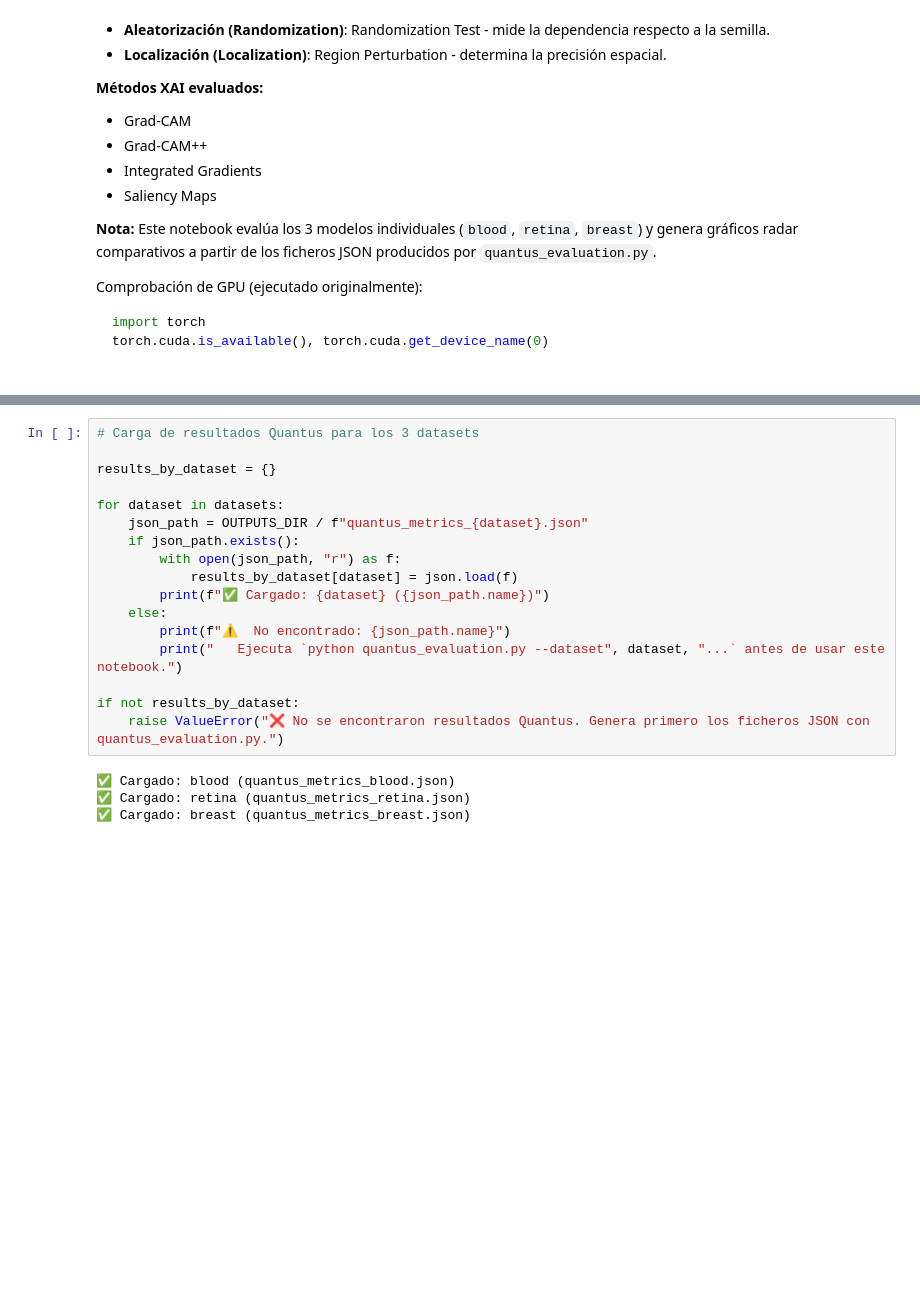
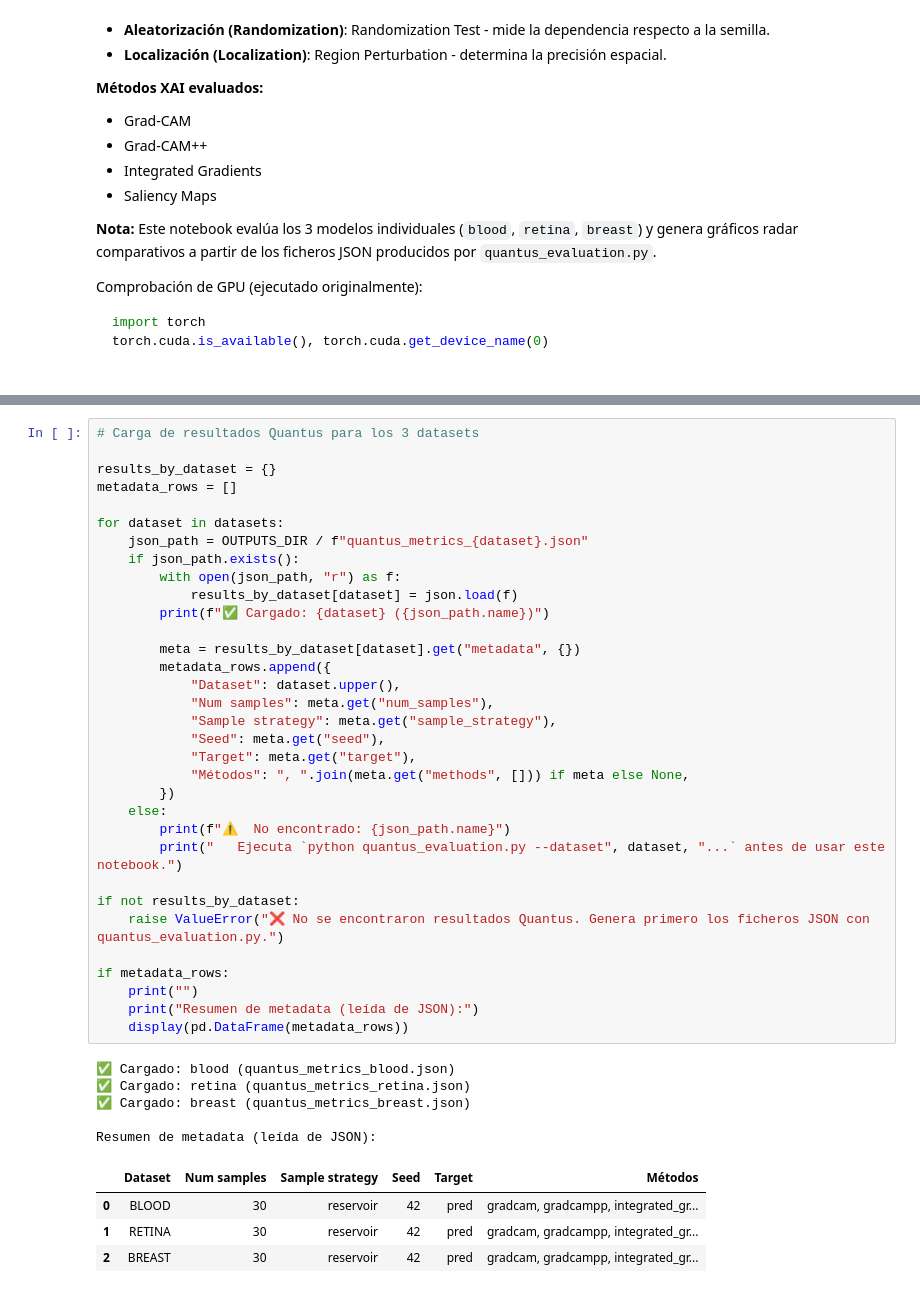
Before and after one commit to LauraMonne/TFM_Laura_Monne, a Jupyter notebook: 3. Quantus_eval.ipynb, the cells around one changed output, grey strips where cells are left out. Saved outputs shown, nothing was run; the diff lists cells and outputs as text; blank space fills up the shorter version.

```diff
--- a/3. Quantus_eval.ipynb
+++ b/3. Quantus_eval.ipynb
@@ -72,24 +67,46 @@ Muestras evaluadas por dataset (Quantus): 100
 # %%
 # Carga de resultados Quantus para los 3 datasets
 
 results_by_dataset = {}
+metadata_rows = []
 
 for dataset in datasets:
     json_path = OUTPUTS_DIR / f"quantus_metrics_{dataset}.json"
     if json_path.exists():
         with open(json_path, "r") as f:
             results_by_dataset[dataset] = json.load(f)
         print(f"✅ Cargado: {dataset} ({json_path.name})")
+
+        meta = results_by_dataset[dataset].get("metadata", {})
+        metadata_rows.append({
+            "Dataset": dataset.upper(),
+            "Num samples": meta.get("num_samples"),
+            "Sample strategy": meta.get("sample_strategy"),
+            "Seed": meta.get("seed"),
+            "Target": meta.get("target"),
+            "Métodos": ", ".join(meta.get("methods", [])) if meta else None,
+        })
     else:
         print(f"⚠️  No encontrado: {json_path.name}")
         print("   Ejecuta `python quantus_evaluation.py --dataset", dataset, "...` antes de usar este notebook.")
 
 if not results_by_dataset:
     raise ValueError("❌ No se encontraron resultados Quantus. Genera primero los ficheros JSON con quantus_evaluation.py.")
+
+if metadata_rows:
+    print("")
+    print("Resumen de metadata (leída de JSON):")
+    display(pd.DataFrame(metadata_rows))
 # %% [output]
 ✅ Cargado: blood (quantus_metrics_blood.json)
 ✅ Cargado: retina (quantus_metrics_retina.json)
 ✅ Cargado: breast (quantus_metrics_breast.json)
+
+Resumen de metadata (leída de JSON):
+|  | Dataset | Num samples | Sample strategy | Seed | Target | Métodos |
+| 0 | BLOOD | 30 | reservoir | 42 | pred | gradcam, gradcampp, integrated_gr... |
+| 1 | RETINA | 30 | reservoir | 42 | pred | gradcam, gradcampp, integrated_gr... |
+| 2 | BREAST | 30 | reservoir | 42 | pred | gradcam, gradcampp, integrated_gr... |
 # %%
 from math import pi
 
```
Also changed, not shown: parts of 9 cells of this notebook, 19 other files.
